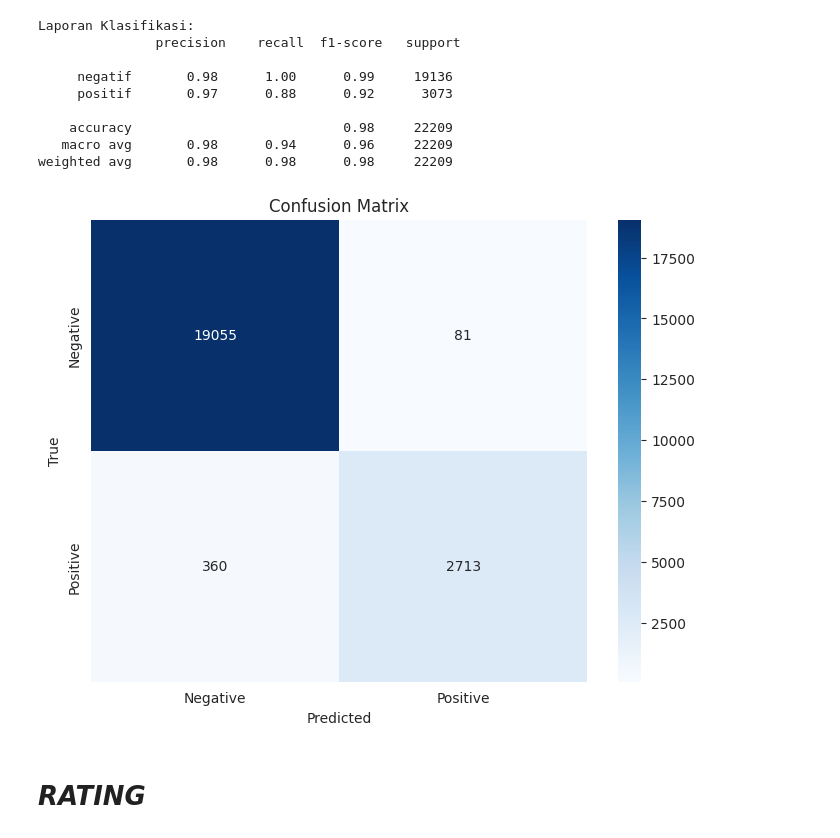
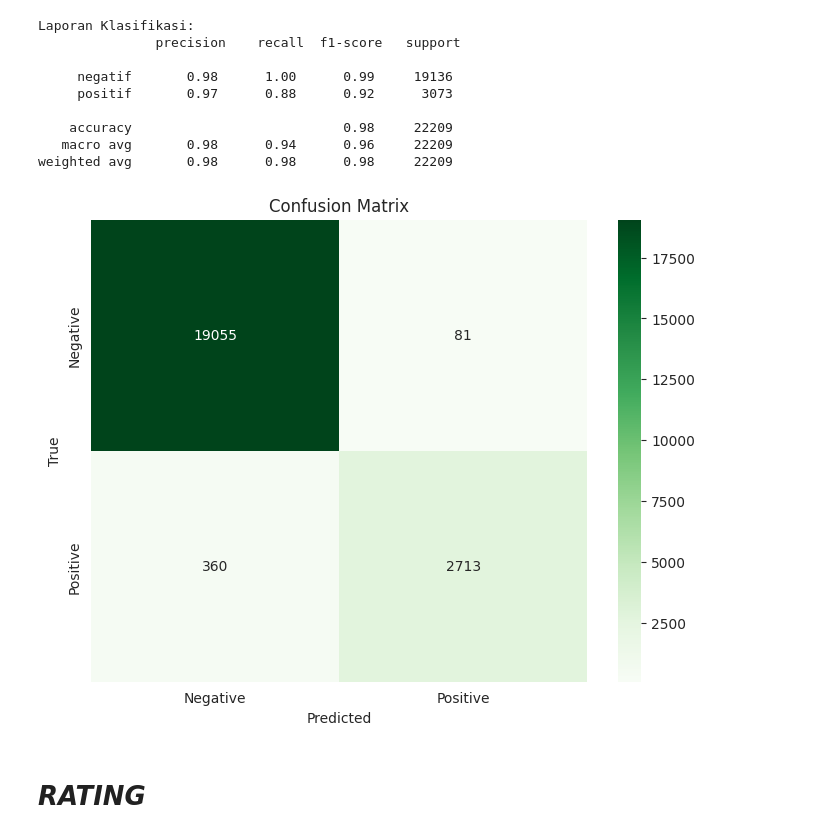
Before and after one commit to dijsl/seabankk, a Jupyter notebook: Seabank_Alg_RF.ipynb, the cells around one changed output. Saved outputs shown, nothing was run; the diff lists cells and outputs as text; code cells hidden in the pictures.

```diff
--- a/Seabank_Alg_RF.ipynb
+++ b/Seabank_Alg_RF.ipynb
@@ -230,20 +225,20 @@ weighted avg       0.98      0.98      0.98     22209
 # %%
 from sklearn.metrics import confusion_matrix
 import seaborn as sns
 import matplotlib.pyplot as plt
 
 # Menghasilkan confusion matrix
 cm = confusion_matrix(y_test, predictions)
 
 # Menampilkan confusion matrix menggunakan heatmap
 plt.figure(figsize=(8, 6))
-sns.heatmap(cm, annot=True, fmt='d', cmap='Blues', xticklabels=['Negative', 'Positive'], yticklabels=['Negative', 'Positive'])
+sns.heatmap(cm, annot=True, fmt='d', cmap='Greens', xticklabels=['Negative', 'Positive'], yticklabels=['Negative', 'Positive'])
 plt.xlabel('Predicted')
 plt.ylabel('True')
 plt.title('Confusion Matrix')
 plt.show()
 # %% [output]
-[figure, old version]
+[figure, new version]
 # %% [markdown]
 # ***RATING***
 # %%
```
Also changed, not shown: parts of 6 cells of this notebook.
